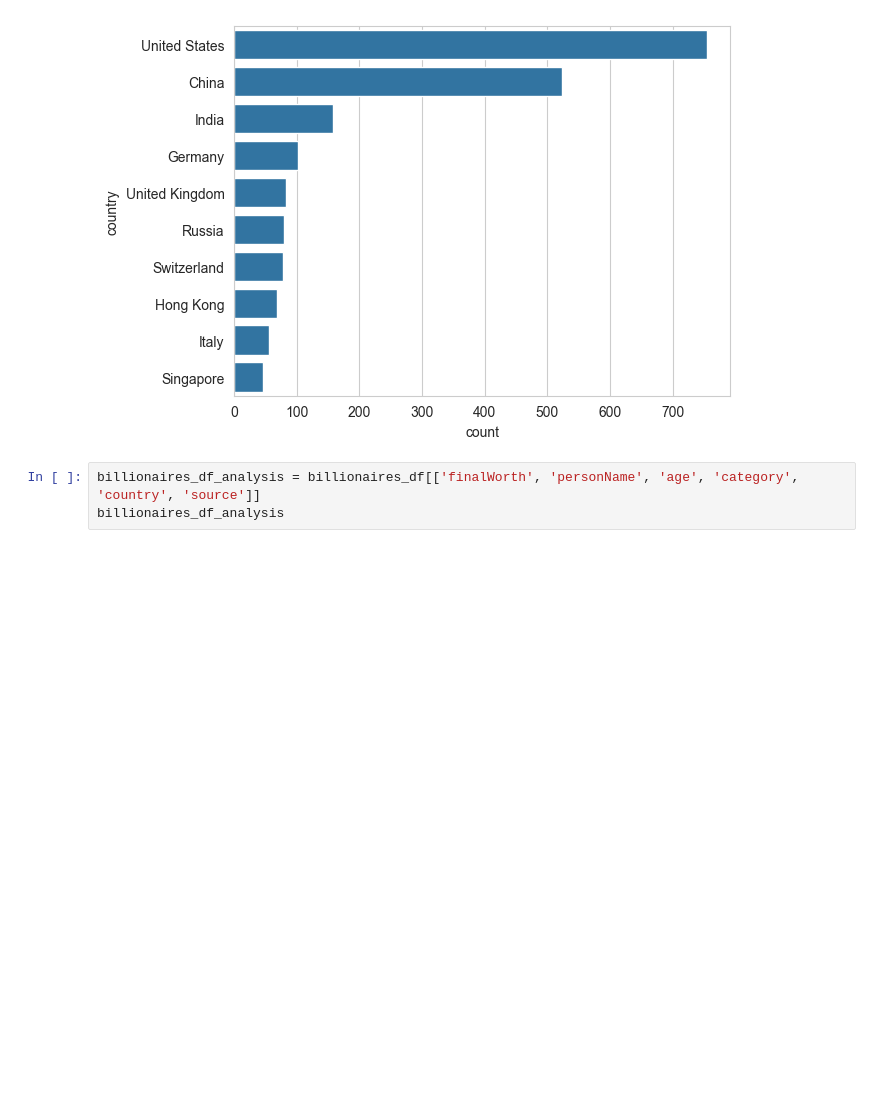
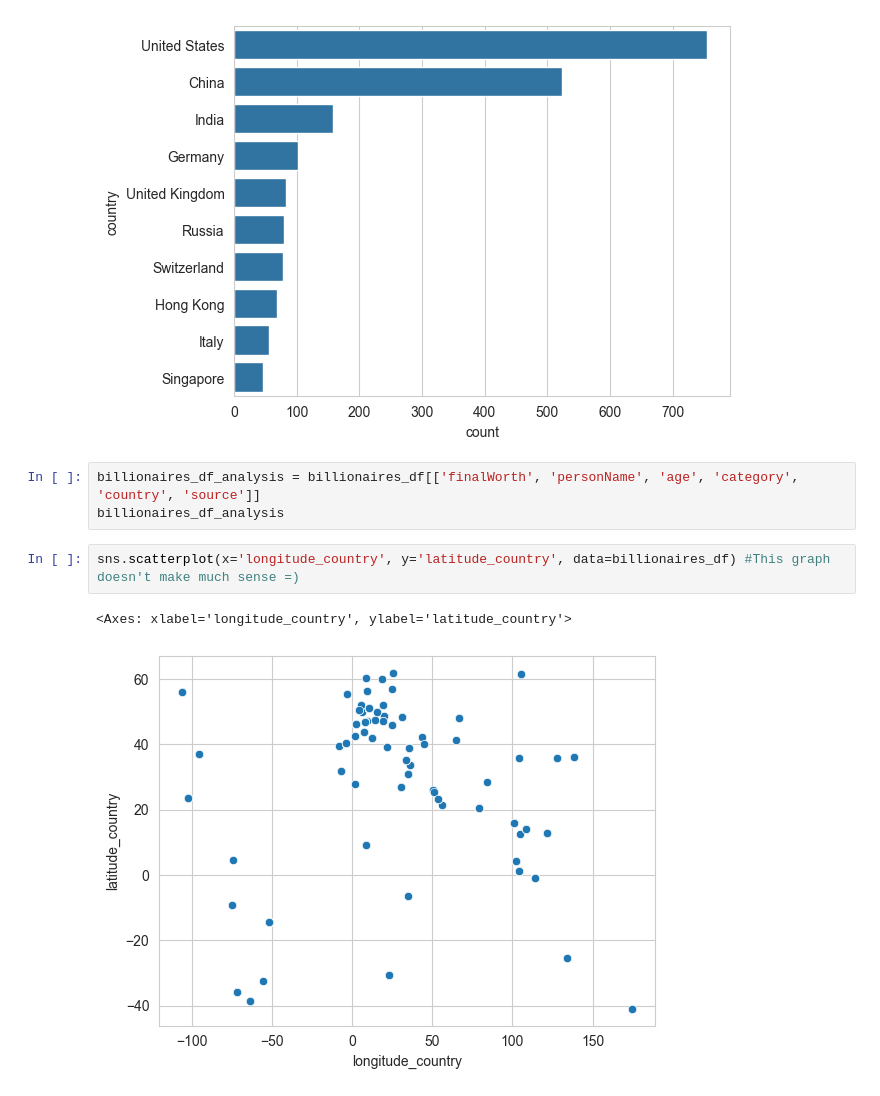
Before and after one commit to RoGellert/python_r_ds_de_projects, a Jupyter notebook: Billionaires/Billionaires_exploratory_analysis.ipynb, the cells around one changed output. Saved outputs shown, nothing was run; the diff lists cells and outputs as text; blank space fills up the shorter version.

Commit message:
Exploratory data analysis

```diff
--- a/Billionaires/Billionaires_exploratory_analysis.ipynb
+++ b/Billionaires/Billionaires_exploratory_analysis.ipynb
@@ -147,3 +147,8 @@ sns.barplot(x='count', y='country', data=country_count.head(10))
 # %%
 billionaires_df_analysis = billionaires_df[['finalWorth', 'personName', 'age', 'category', 'country', 'source']]
 billionaires_df_analysis
+# %%
+sns.scatterplot(x='longitude_country', y='latitude_country', data=billionaires_df) #This graph doesn't make much sense =)
+# %% [output]
+<Axes: xlabel='longitude_country', ylabel='latitude_country'>
+[figure, added]
```
